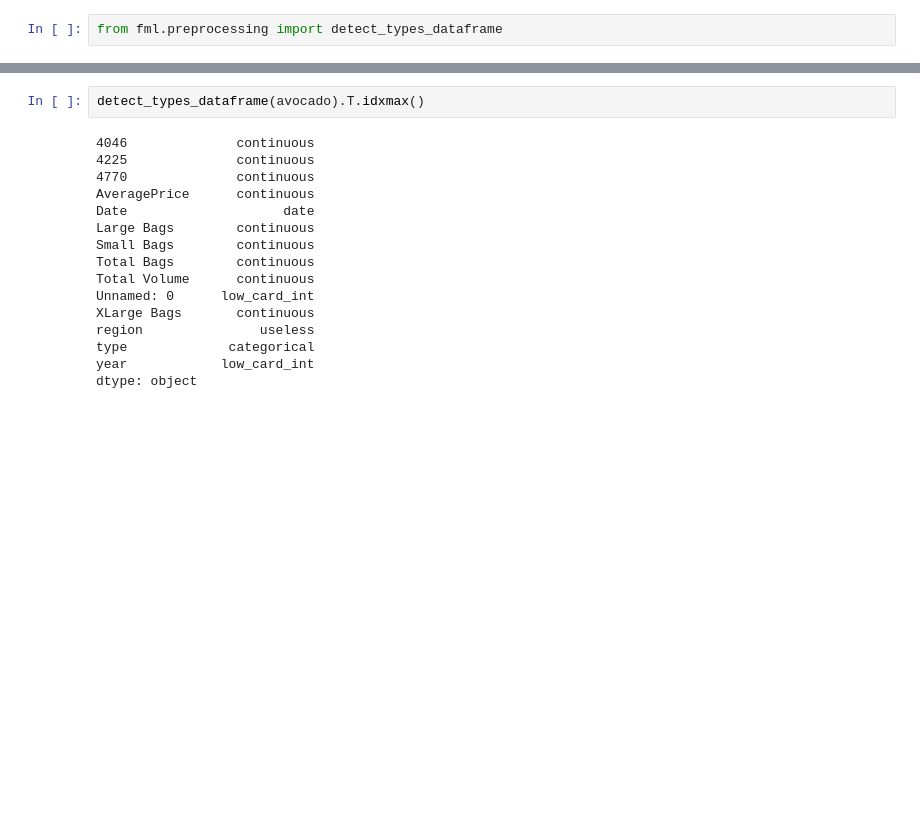
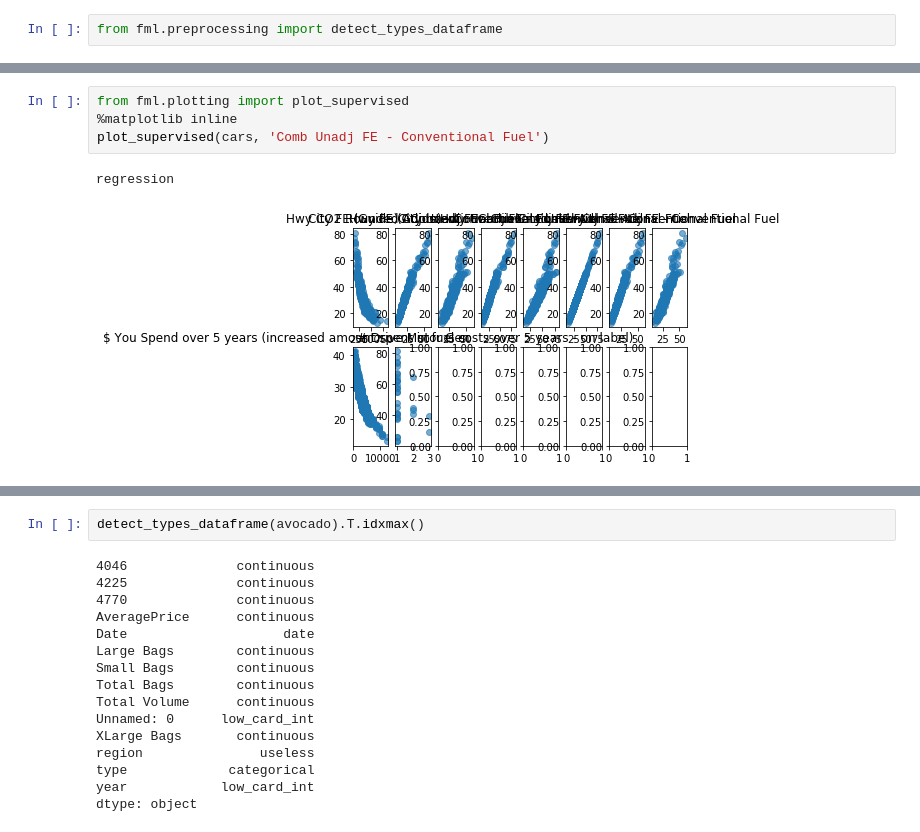
Before and after one commit to dabl/dabl, a Jupyter notebook: testing.ipynb, the cells around one changed output, grey strips where cells are left out. Cells and saved outputs as stored; diff of their text form; blank space fills up the shorter version.

```diff
--- a/testing.ipynb
+++ b/testing.ipynb
@@ -58,0 +161,7 @@ Name: SeniorCitizen, dtype: int64
+# %%
+from fml.plotting import plot_supervised
+%matplotlib inline
+plot_supervised(cars, 'Comb Unadj FE - Conventional Fuel')
+# %% [output]
+regression
+[figure, added]
```
Also changed, not shown: parts of 33 cells of this notebook, 1 other file.
